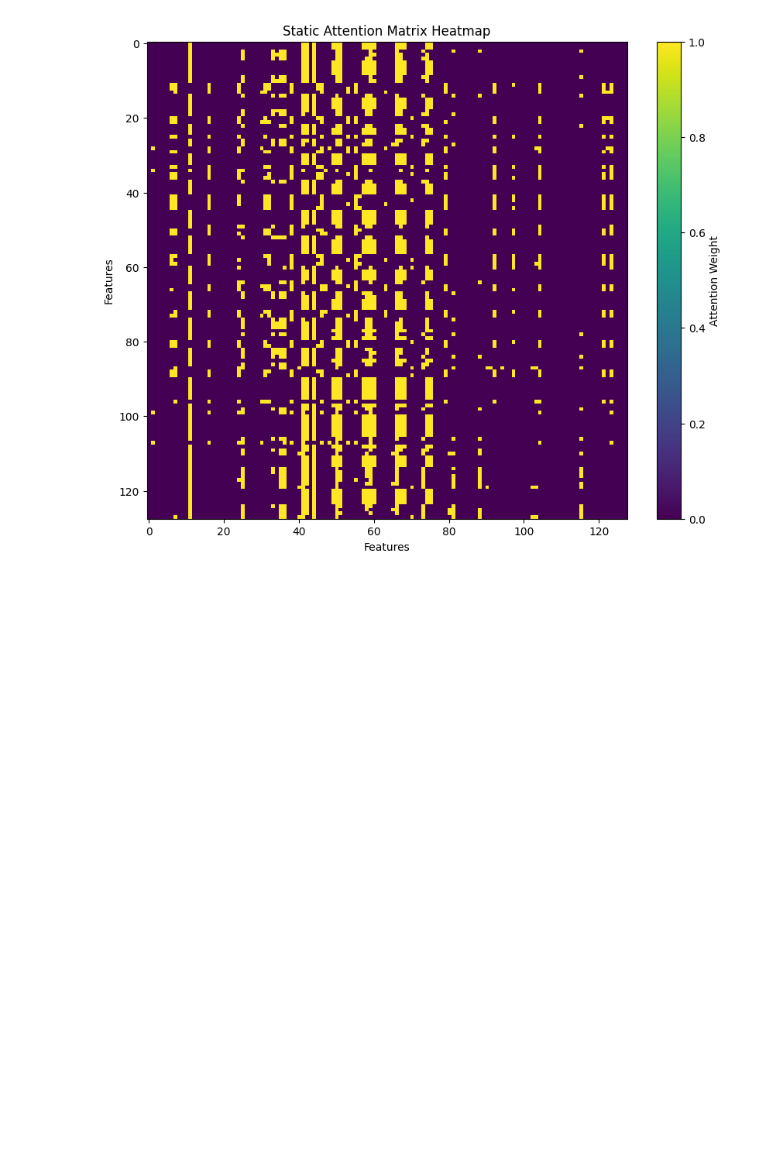
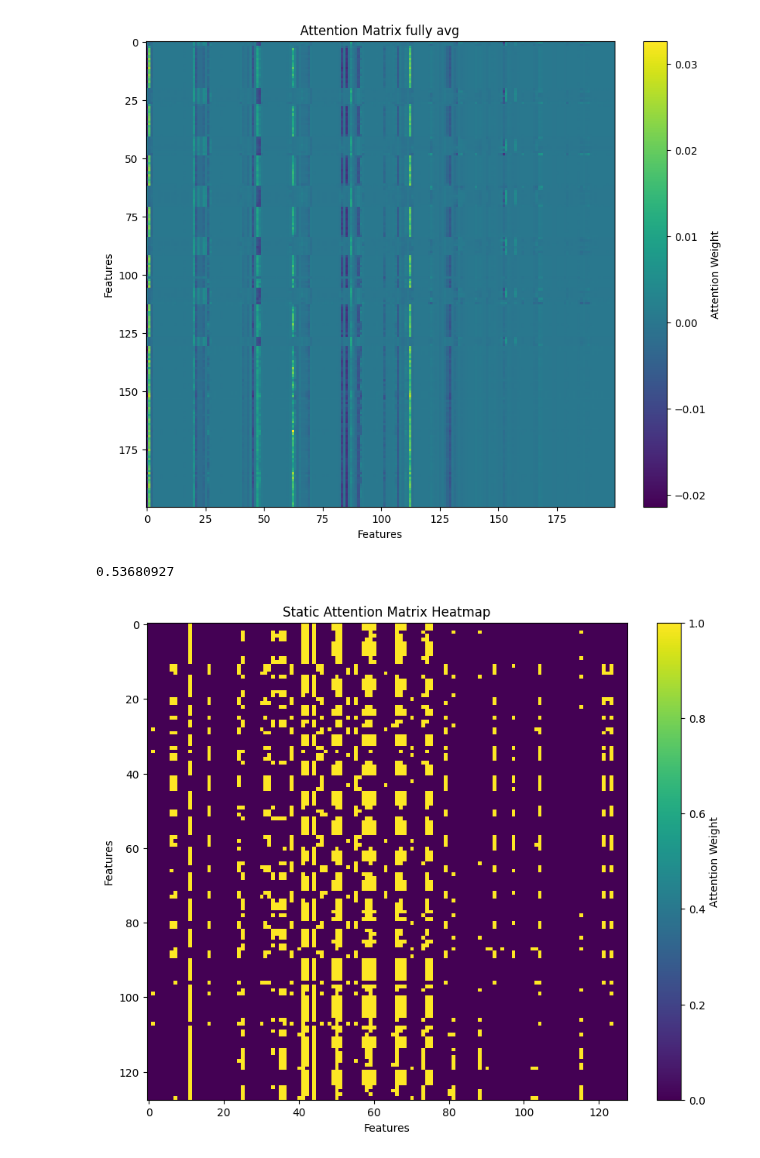
Before and after one commit to omerAJ/Hyb-STEX, a Jupyter notebook: eval_pretrainingV2.ipynb, the cells around one changed output. Drawn from its saved outputs; the diff is of its cells as text; code cells hidden in the pictures; blank space fills up the shorter version.

```diff
--- a/eval_pretrainingV2.ipynb
+++ b/eval_pretrainingV2.ipynb
@@ -510,3 +492,15 @@ INFO:root:read-path: D:\omer\ST-SSL\logs\NYCTaxi_lpe_shared\jepa-ep500.pth.tar
+# %%
+plt.figure(figsize=(10, 8))
+plt.imshow(t2average_att_mean-t1average_att_mean, cmap='viridis', aspect='auto')
+plt.colorbar(label='Attention Weight')
+plt.title(f'Attention Matrix fully avg')
+plt.xlabel('Features')
+plt.ylabel('Features')
+plt.show()
+print(np.linalg.norm(t2average_att_mean-t1average_att_mean))
+# %% [output]
+[figure, added]
+0.53680927
 # %%
 e=146
 load_path = fr"E:\estudy\ST-SSL\code\ST-SSL\logs\maskedAttention\jepa-ep{e}.pth.tar"
```
Also changed, not shown: parts of 2 cells of this notebook, 10 other files.
